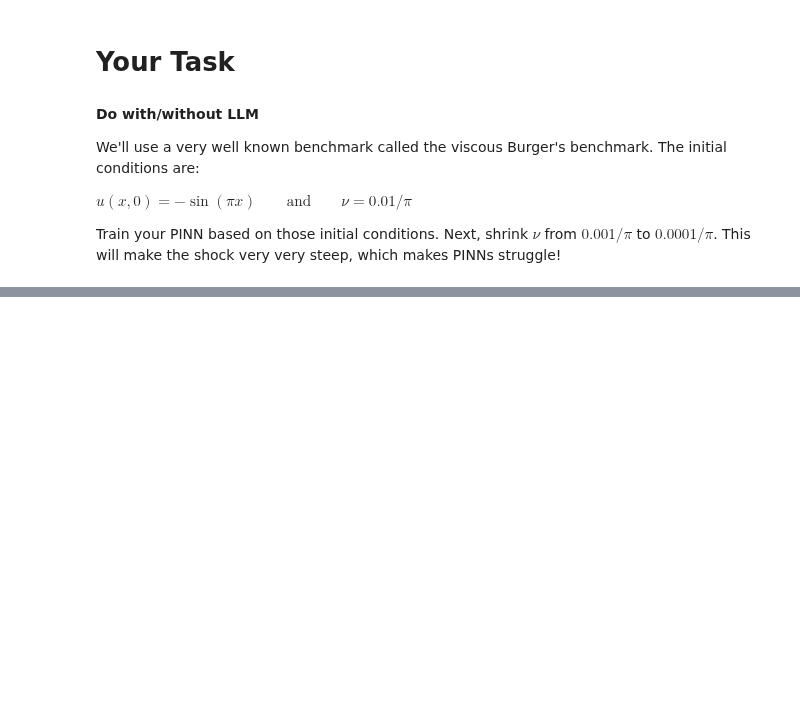
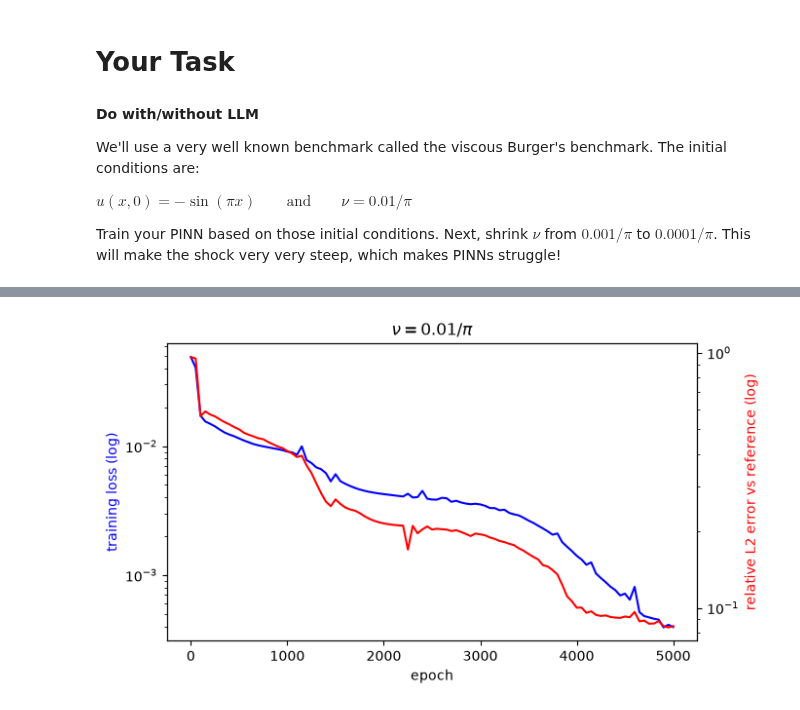
Before and after one commit to ri2658/The-Real-Singularity, a Jupyter notebook: notebooks/burgers_pinn_tutorial.ipynb, the cells around one changed output, grey strips where cells are left out. Drawn from its saved outputs; the diff is of its cells as text; code cells hidden in the pictures; blank space fills up the shorter version.

Commit message:
L2 and reference

```diff
--- a/notebooks/burgers_pinn_tutorial.ipynb
+++ b/notebooks/burgers_pinn_tutorial.ipynb
@@ -266,0 +339,23 @@ Epoch 4500 | Total Loss: 0.00750
+# %%
+def plot_history(hist, title):
+    fig, ax1 = plt.subplots(figsize=(7, 4))
+    ax1.plot(hist["epoch"], hist["loss"], 'b-', label='training loss')
+    ax1.set_xlabel('epoch')
+    ax1.set_ylabel('training loss (log)', color='b')
+    ax1.set_yscale('log')
+
+    ax2 = ax1.twinx()
+    ax2.plot(hist["epoch"], hist["ref_err"], 'r-', label='error vs reference')
+    ax2.set_ylabel('relative L2 error vs reference (log)', color='r')
+    ax2.set_yscale('log')
+
+    ax1.set_title(title)
+    fig.tight_layout()
+    plt.show()
+
+nu = 0.01/np.pi
+model_a = SimplePINN()
+hist_a = train_with_tracking(model_a, nu)
+plot_history(hist_a, r"$\nu = 0.01/\pi$")
+# %% [output]
+[figure, added]
```
Also changed, not shown: parts of 10 cells of this notebook.
